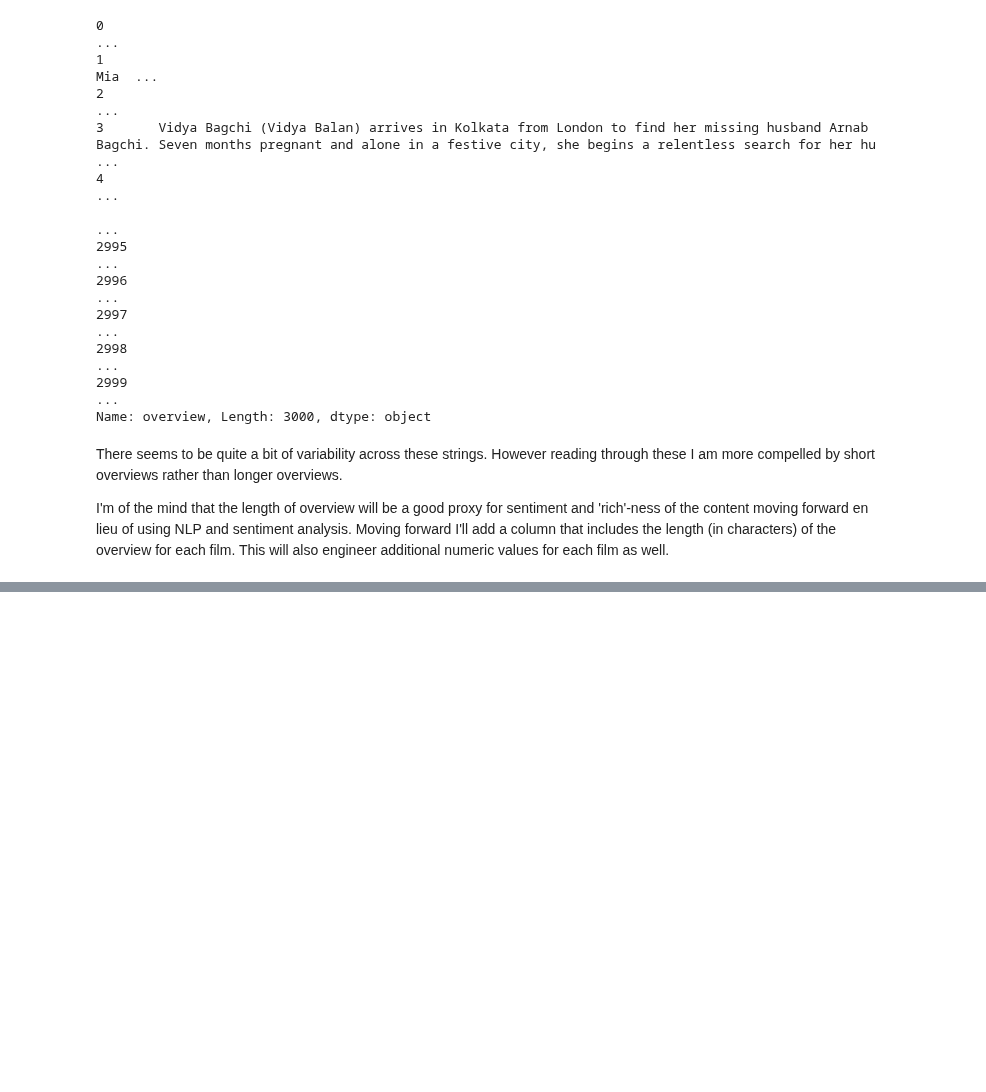
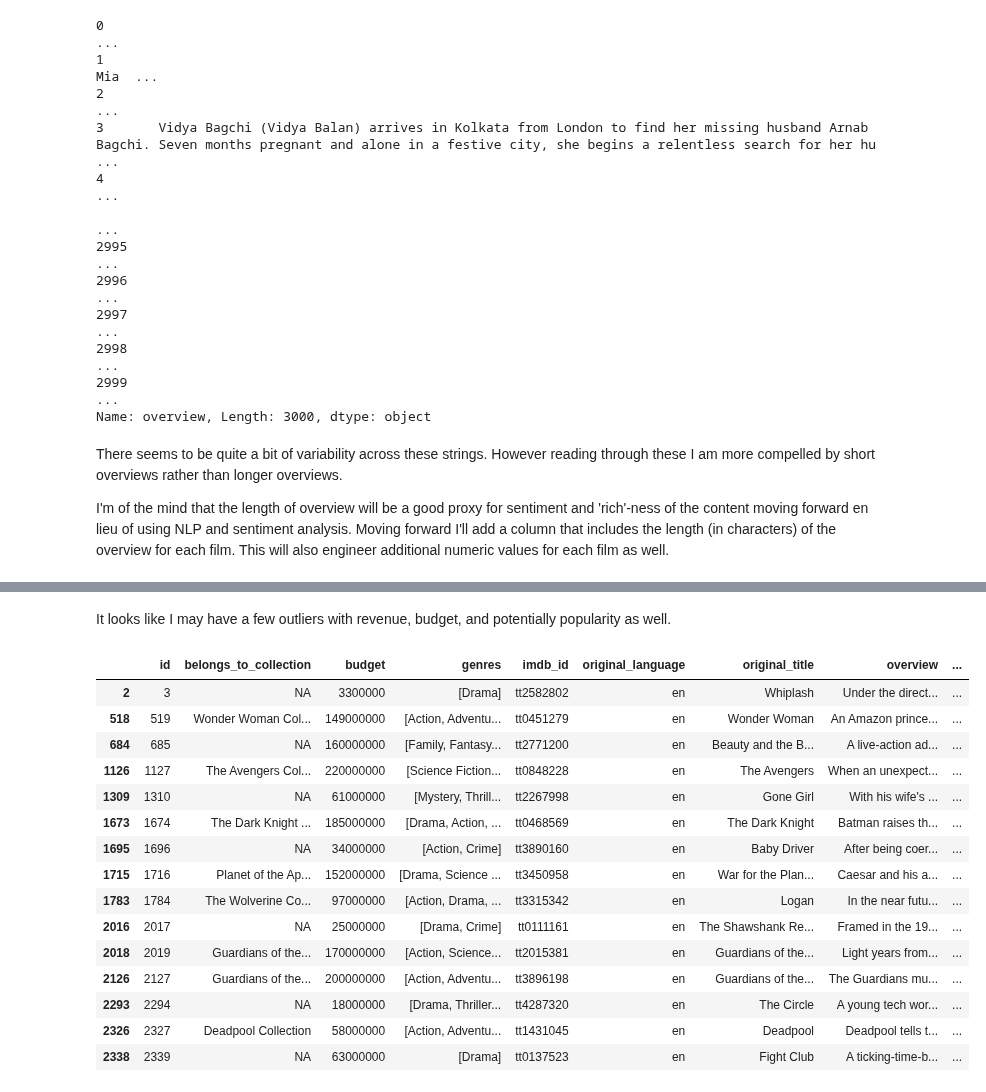
Before and after one commit to NickD-Dean/Springboard, a Jupyter notebook: Capstone Project 2/Data Wrangling - Box Office Revenue.ipynb, the cells around one changed output, grey strips where cells are left out. Drawn from its saved outputs; the diff is of its cells as text; code cells hidden in the pictures; blank space fills up the shorter version.

```diff
--- a/Capstone Project 2/Data Wrangling - Box Office Revenue.ipynb
+++ b/Capstone Project 2/Data Wrangling - Box Office Revenue.ipynb
@@ -570,0 +615,21 @@ TypeError: object of type 'float' has no len()
+# %% [markdown]
+It looks like I may have a few outliers with revenue, budget, and potentially popularity as well.
+# %%
+boxoffice.loc[boxoffice.popularity > 50]    #looking at films whose popularity is significantly above the norm
+# %% [output]
+|  | id | belongs_to_collection | budget | genres | imdb_id | original_language | original_title | overview | ... |
+| 2 | 3 | NA | 3300000 | [Drama] | tt2582802 | en | Whiplash | Under the direct... | ... |
+| 518 | 519 | Wonder Woman Col... | 149000000 | [Action, Adventu... | tt0451279 | en | Wonder Woman | An Amazon prince... | ... |
+| 684 | 685 | NA | 160000000 | [Family, Fantasy... | tt2771200 | en | Beauty and the B... | A live-action ad... | ... |
+| 1126 | 1127 | The Avengers Col... | 220000000 | [Science Fiction... | tt0848228 | en | The Avengers | When an unexpect... | ... |
+| 1309 | 1310 | NA | 61000000 | [Mystery, Thrill... | tt2267998 | en | Gone Girl | With his wife's ... | ... |
+| 1673 | 1674 | The Dark Knight ... | 185000000 | [Drama, Action, ... | tt0468569 | en | The Dark Knight | Batman raises th... | ... |
+| 1695 | 1696 | NA | 34000000 | [Action, Crime] | tt3890160 | en | Baby Driver | After being coer... | ... |
+| 1715 | 1716 | Planet of the Ap... | 152000000 | [Drama, Science ... | tt3450958 | en | War for the Plan... | Caesar and his a... | ... |
+| 1783 | 1784 | The Wolverine Co... | 97000000 | [Action, Drama, ... | tt3315342 | en | Logan | In the near futu... | ... |
+| 2016 | 2017 | NA | 25000000 | [Drama, Crime] | tt0111161 | en | The Shawshank Re... | Framed in the 19... | ... |
+| 2018 | 2019 | Guardians of the... | 170000000 | [Action, Science... | tt2015381 | en | Guardians of the... | Light years from... | ... |
+| 2126 | 2127 | Guardians of the... | 200000000 | [Action, Adventu... | tt3896198 | en | Guardians of the... | The Guardians mu... | ... |
+| 2293 | 2294 | NA | 18000000 | [Drama, Thriller... | tt4287320 | en | The Circle | A young tech wor... | ... |
+| 2326 | 2327 | Deadpool Collection | 58000000 | [Action, Adventu... | tt1431045 | en | Deadpool | Deadpool tells t... | ... |
+| 2338 | 2339 | NA | 63000000 | [Drama] | tt0137523 | en | Fight Club | A ticking-time-b... | ... |
```
Also changed, not shown: parts of 22 cells of this notebook.
